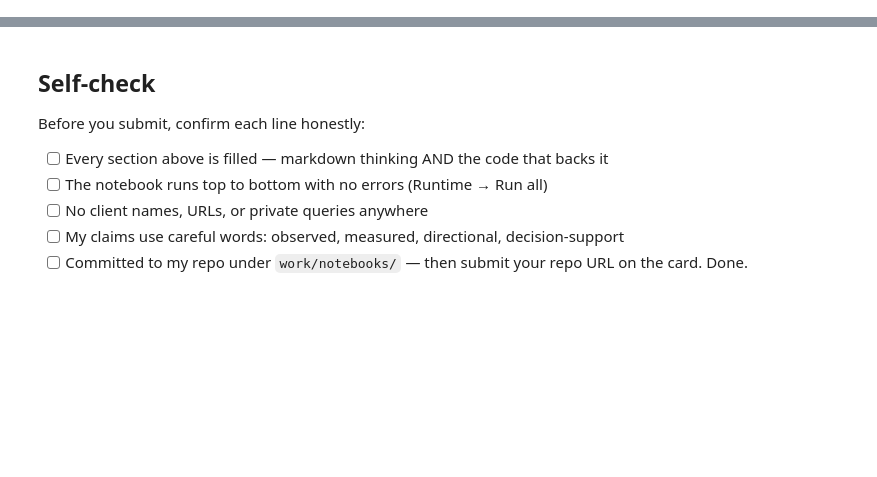
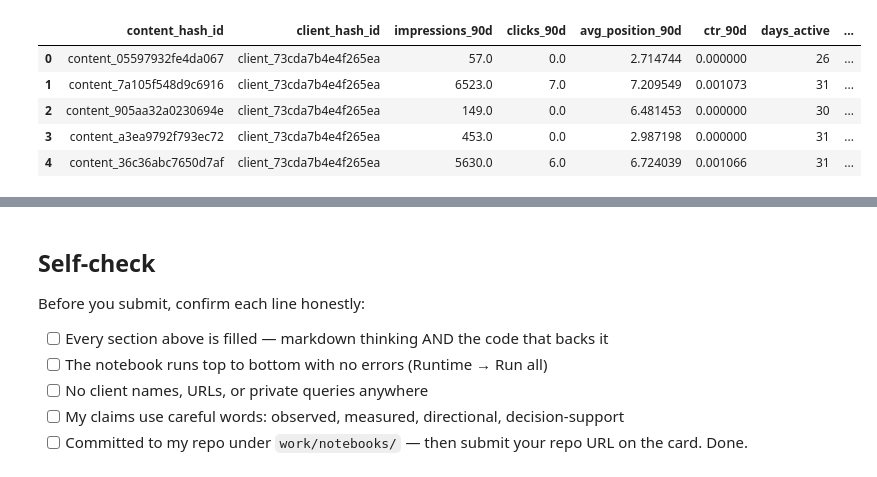
Before and after one commit to Maryam-Shehzadi434/flyrank-Internship-ml, a Jupyter notebook: work/notebooks/w03_feature_leakage_check.ipynb, the cells around one changed output, grey strips where cells are left out. Saved outputs shown, nothing was run; the diff lists cells and outputs as text; code cells hidden in the pictures; blank space fills up the shorter version.

Commit message:
Complete ML-05: Feature Vector and Leakage Check (Week 3)

```diff
--- a/work/notebooks/w03_feature_leakage_check.ipynb
+++ b/work/notebooks/w03_feature_leakage_check.ipynb
@@ -36,0 +86,71 @@ This skeleton is yours to fill. Work the sections **in order** — each one has
+# %%
+# Build feature vector from warehouse
+import duckdb
+import pandas as pd
+import os
+from google.colab import userdata
+
+# Create output directory if it doesn't exist
+os.makedirs('work/outputs', exist_ok=True)
+
+# Connect and authenticate
+con = duckdb.connect()
+HF_TOKEN = userdata.get('HF_TOKEN')
+con.execute(f"CREATE OR REPLACE SECRET hf (TYPE huggingface, TOKEN '{HF_TOKEN}')")
+
+REL = 'hf://datasets/FlyRank/internship-warehouse'
+
+print("=" * 50)
+print("Building feature vector for March 2026")
+print("=" * 50)
+
+# Build feature vector — one row per page
+feature_vector = con.sql(f"""
+    WITH daily_features AS (
+        SELECT
+            d.content_hash_id,
+            d.client_hash_id,
+            -- Sum over the month
+            SUM(d.gsc_impressions) AS impressions_90d,
+            SUM(d.gsc_clicks) AS clicks_90d,
+            AVG(d.gsc_avg_position) AS avg_position_90d,
+            -- Derived metrics
+            CASE
+                WHEN SUM(d.gsc_impressions) > 0
+                THEN SUM(d.gsc_clicks) * 1.0 / SUM(d.gsc_impressions)
+                ELSE 0
+            END AS ctr_90d,
+            -- Activity days
+            COUNT(DISTINCT d.report_date) AS days_active,
+            -- Engagement metrics
+            SUM(d.ga4_sessions) AS sessions_90d,
+            SUM(d.ga4_engaged_sessions) AS engaged_sessions_90d
+        FROM read_parquet('{REL}/fact_content_daily_performance/month=2026-03/*.parquet') d
+        WHERE d.gsc_impressions IS NOT NULL AND d.gsc_impressions > 0
+        GROUP BY d.content_hash_id, d.client_hash_id
+    )
+    SELECT
+        d.*,
+        -- Calculate content_age_days from content_created_date
+        DATE_DIFF('day', c.content_created_date, DATE '2026-03-31') AS content_age_days,
+        c.content_type,
+        c.word_count,
+        c.search_volume,
+        c.main_intent
+    FROM daily_features d
+    LEFT JOIN read_parquet('{REL}/dim_content.parquet') c
+        ON d.content_hash_id = c.content_hash_id
+    WHERE c.content_created_date IS NOT NULL
+""").df()
+
+print(f"Feature vector built: {len(feature_vector):,} rows, {len(feature_vector.columns)} columns")
+print(f"\nColumns: {feature_vector.columns.tolist()}")
+
+# Save to local cache (avoids re-scanning)
+feature_vector.to_parquet('work/outputs/feature_vector_march2026.parquet')
+print("\nFeature vector cached to work/outputs/feature_vector_march2026.parquet")
+
+# Show first 5 rows
+print("\nSample rows:")
+feature_vector.head()
+# %% [output]
@@ -36,0 +167,6 @@ This skeleton is yours to fill. Work the sections **in order** — each one has
+|  | content_hash_id | client_hash_id | impressions_90d | clicks_90d | avg_position_90d | ctr_90d | days_active | ... |
+| 0 | content_05597932fe4da067 | client_73cda7b4e4f265ea | 57.0 | 0.0 | 2.714744 | 0.000000 | 26 | ... |
+| 1 | content_7a105f548d9c6916 | client_73cda7b4e4f265ea | 6523.0 | 7.0 | 7.209549 | 0.001073 | 31 | ... |
+| 2 | content_905aa32a0230694e | client_73cda7b4e4f265ea | 149.0 | 0.0 | 6.481453 | 0.000000 | 30 | ... |
+| 3 | content_a3ea9792f793ec72 | client_73cda7b4e4f265ea | 453.0 | 0.0 | 2.987198 | 0.000000 | 31 | ... |
+| 4 | content_36c36abc7650d7af | client_73cda7b4e4f265ea | 5630.0 | 6.0 | 6.724039 | 0.001066 | 31 | ... |
```
Also changed, not shown: parts of 18 cells of this notebook.
